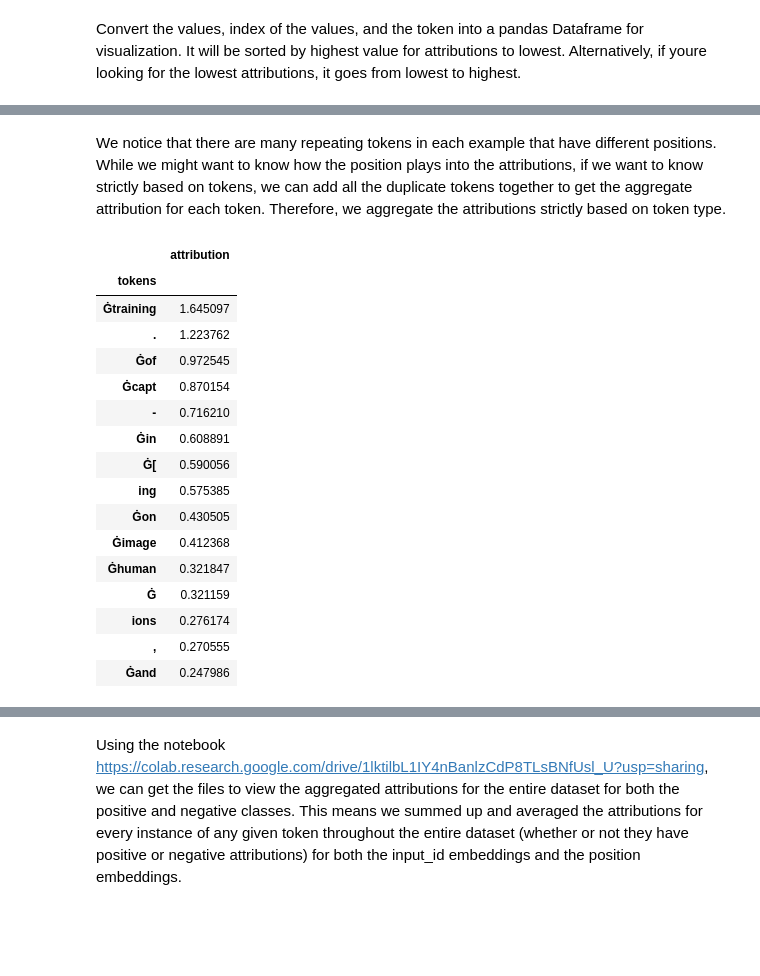
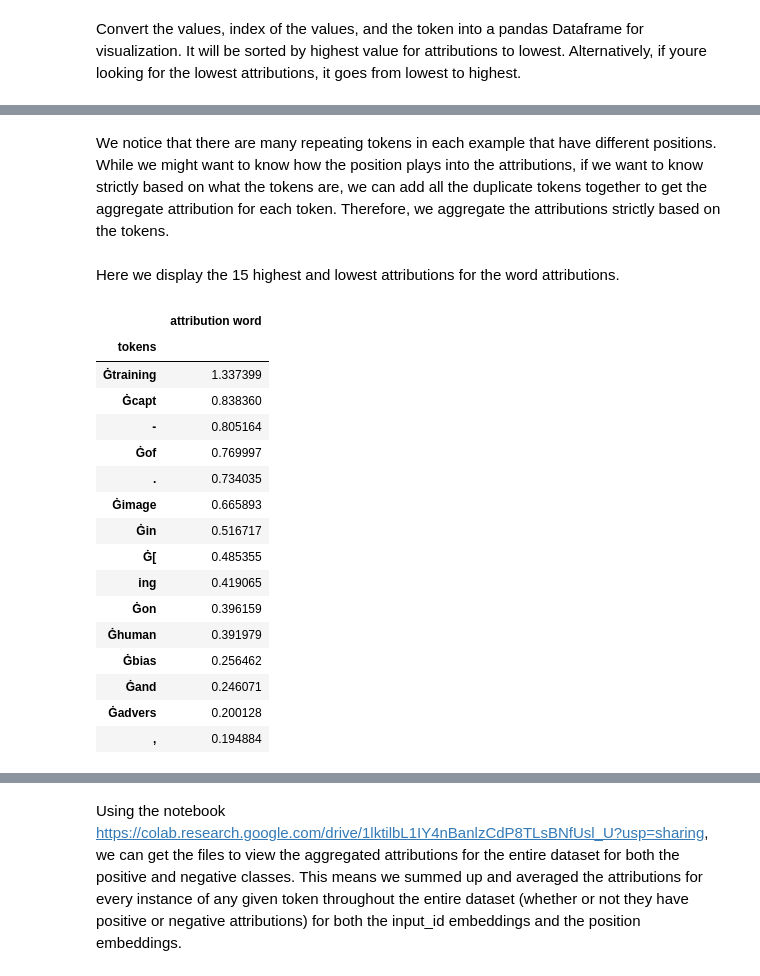
Before and after one commit to danielhou13/cogs402longformer, a Jupyter notebook: src/CaptumLongformerSequenceClassificationMultiembedding.ipynb, the cells around one changed output, grey strips where cells are left out. Cells and saved outputs as stored; diff of their text form; code cells hidden in the pictures; blank space fills up the shorter version.

```diff
--- a/src/CaptumLongformerSequenceClassificationMultiembedding.ipynb
+++ b/src/CaptumLongformerSequenceClassificationMultiembedding.ipynb
@@ -124,6 +132,7 @@ def custom_forward(inputs, position_ids=None, attention_mask=None):
     return torch.softmax(preds, dim = 1)
 # %%
 input_ids, ref_input_ids, sep_id = construct_input_ref_pair(text, ref_token_id, sep_token_id, cls_token_id)
+token_type_ids, ref_token_type_ids = construct_input_ref_token_type_pair(input_ids)
 position_ids, ref_position_ids = construct_input_ref_pos_id_pair(input_ids)
 attention_mask = construct_attention_mask(input_ids)
 
@@ -141,10 +150,11 @@ Perform Layer Integrated Gradients using the longformer's word and position embe
 # %%
 lig2 = LayerIntegratedGradients(custom_forward, \
                                 [model.longformer.embeddings.word_embeddings, \
+                                 model.longformer.embeddings.token_type_embeddings, \
                                  model.longformer.embeddings.position_embeddings])
 # %%
-attributions = lig2.attribute(inputs=(input_ids, position_ids),
-                               baselines=(ref_input_ids, ref_position_ids),
+attributions = lig2.attribute(inputs=(input_ids, token_type_ids, position_ids),
+                               baselines=(ref_input_ids, ref_token_type_ids, ref_position_ids),
                                target=1,
                                additional_forward_args=(attention_mask),
                                n_steps=200,
@@ -231,29 +249,33 @@ df_low
 # %% [markdown]
-We notice that there are many repeating tokens in each example that have different positions. While we might want to know how the position plays into the attributions, if we want to know strictly based on tokens, we can add all the duplicate tokens together to get the aggregate attribution for each token. Therefore, we aggregate the attributions strictly based on token type.
+We notice that there are many repeating tokens in each example that have different positions. While we might want to know how the position plays into the attributions, if we want to know strictly based on what the tokens are, we can add all the duplicate tokens together to get the aggregate attribution for each token. Therefore, we aggregate the attributions strictly based on the tokens.
 # %%
-d = {"tokens":all_tokens, "attribution":attributions_word[:len(all_tokens)].cpu()}
+d = {"tokens":all_tokens, "attribution word":attributions_word[:len(all_tokens)].cpu(), "attribution position":attributions_position[:len(all_tokens)].cpu()}
 df_attrib = pd.DataFrame(d)
-aggregation_functions = {'attribution': 'sum'}
+aggregation_functions = {'attribution word': 'sum'}
+aggregation_functions2 = {'attribution position': 'sum'}
 df_new = df_attrib.groupby(df_attrib['tokens']).aggregate(aggregation_functions)
+df_new2 = df_attrib.groupby(df_attrib['tokens']).aggregate(aggregation_functions2)
+# %% [markdown]
+Here we display the 15 highest and lowest attributions for the word attributions.
 # %%
-highest_attrib_tokens = df_new.sort_values(by=['attribution'], ascending=False)
+highest_attrib_tokens = df_new.sort_values(by=['attribution word'], ascending=False)
 highest_attrib_tokens[:15]
 # %% [output]
-|  | attribution |
+|  | attribution word |
 | tokens |  |
-| Ġtraining | 1.645097 |
-| . | 1.223762 |
-| Ġof | 0.972545 |
-| Ġcapt | 0.870154 |
-| - | 0.716210 |
-| Ġin | 0.608891 |
-| Ġ[ | 0.590056 |
-| ing | 0.575385 |
-| Ġon | 0.430505 |
-| Ġimage | 0.412368 |
-| Ġhuman | 0.321847 |
-| Ġ | 0.321159 |
-| ions | 0.276174 |
-| , | 0.270555 |
-| Ġand | 0.247986 |
+| Ġtraining | 1.337399 |
+| Ġcapt | 0.838360 |
+| - | 0.805164 |
+| Ġof | 0.769997 |
+| . | 0.734035 |
+| Ġimage | 0.665893 |
+| Ġin | 0.516717 |
+| Ġ[ | 0.485355 |
+| ing | 0.419065 |
+| Ġon | 0.396159 |
+| Ġhuman | 0.391979 |
+| Ġbias | 0.256462 |
+| Ġand | 0.246071 |
+| Ġadvers | 0.200128 |
+| , | 0.194884 |
 # %%
```
Also changed, not shown: parts of 32 cells of this notebook.
